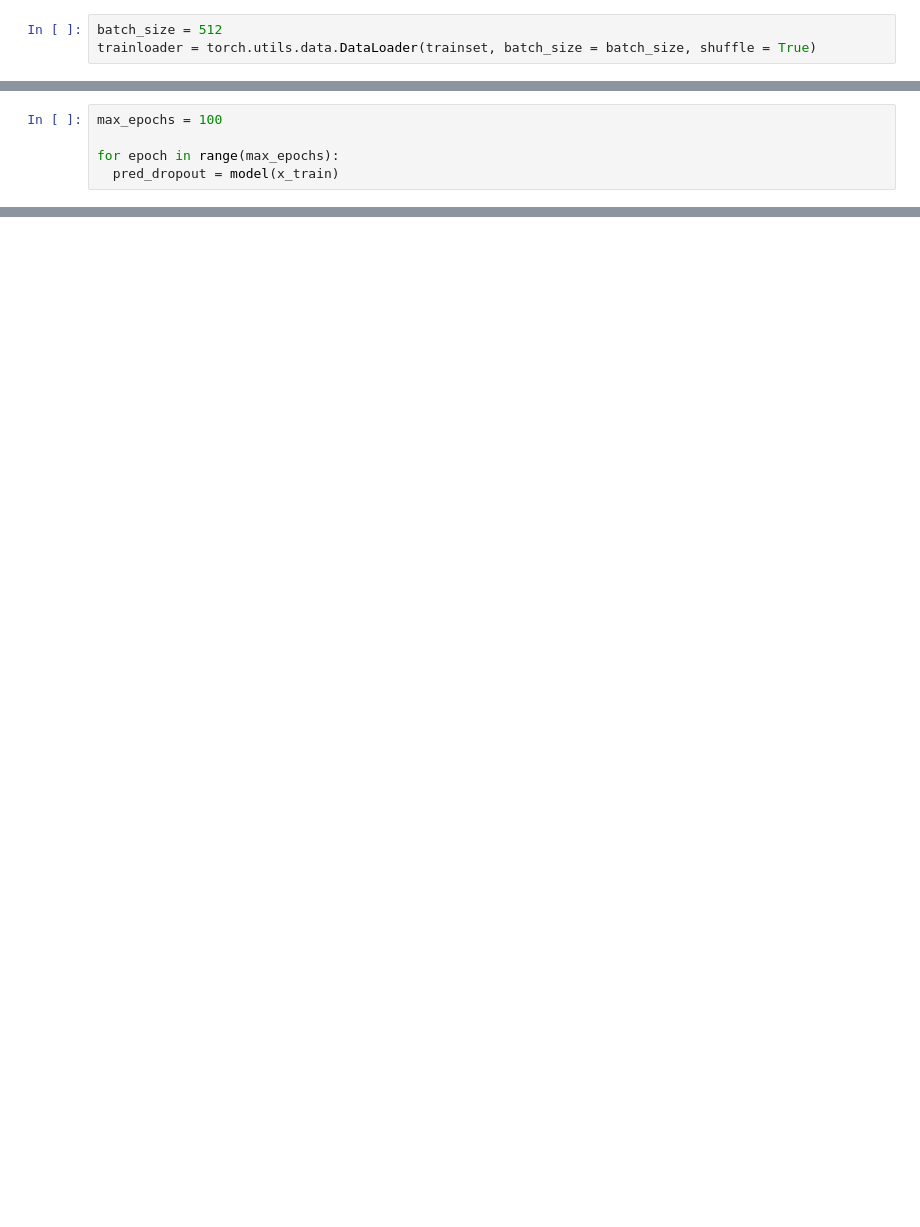
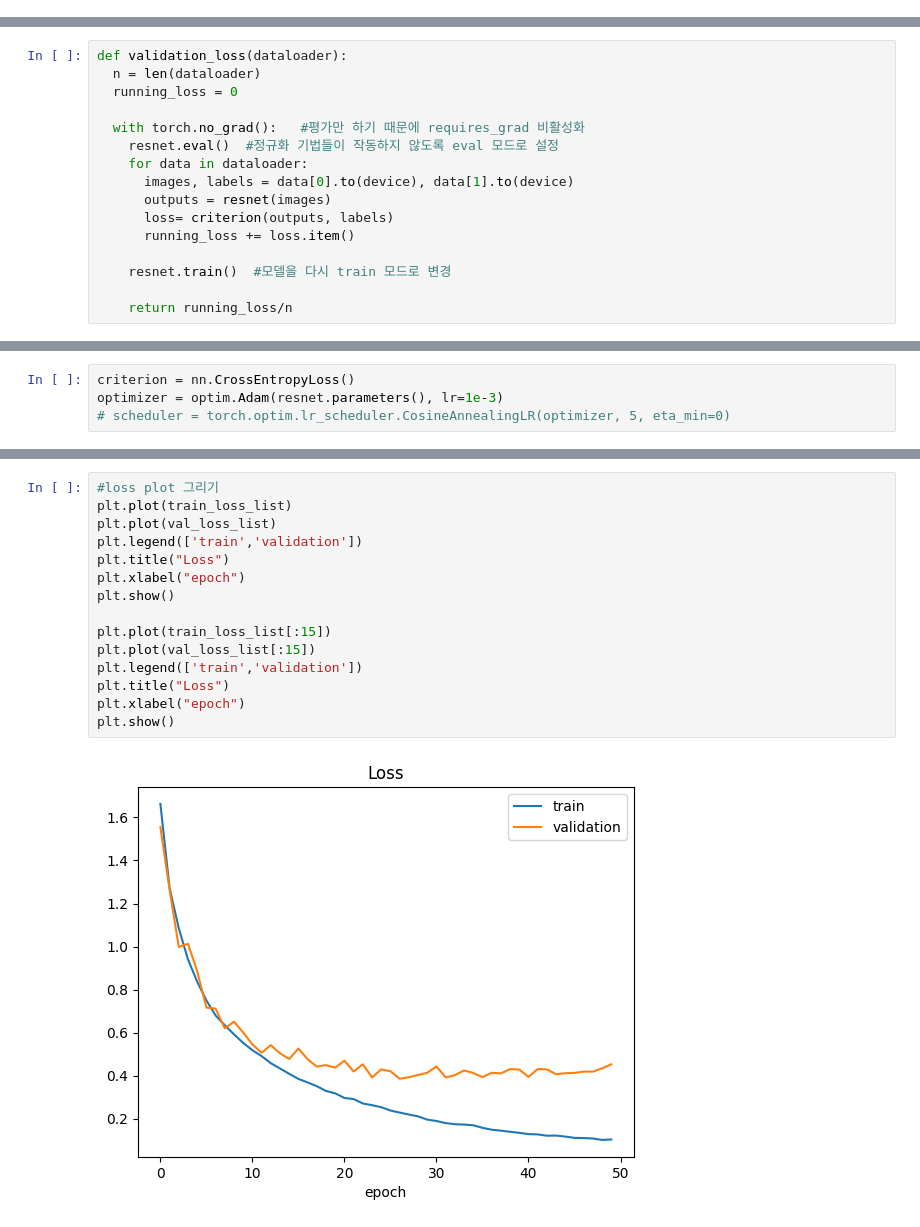
Before and after one commit to angkmfirefoxygal/CIFAR10_CNN, a Jupyter notebook: CIFAR10_Classification_withReg&Dropout.ipynb, the cells around one changed output, grey strips where cells are left out. Drawn from its saved outputs; the diff is of its cells as text; blank space fills up the shorter version.

Commit message:
Colab을 통해 생성됨 - epoch = 50, data agumentation on training set

```diff
--- a/CIFAR10_Classification_withReg&Dropout.ipynb
+++ b/CIFAR10_Classification_withReg&Dropout.ipynb
@@ -126,3 +61,0 @@ BNNet(
-# %%
-batch_size = 512
-trainloader = torch.utils.data.DataLoader(trainset, batch_size = batch_size, shuffle = True)
@@ -141,5 +61,0 @@ model = torch.nn.Sequential(
-# %%
-max_epochs = 100
-
-for epoch in range(max_epochs):
-  pred_dropout = model(x_train)
@@ -145,0 +68,16 @@ for epoch in range(max_epochs):
+# %%
+def validation_loss(dataloader):
+  n = len(dataloader)
+  running_loss = 0
+
+  with torch.no_grad():   #평가만 하기 때문에 requires_grad 비활성화
+    resnet.eval()  #정규화 기법들이 작동하지 않도록 eval 모드로 설정
+    for data in dataloader:
+      images, labels = data[0].to(device), data[1].to(device)
+      outputs = resnet(images)
+      loss= criterion(outputs, labels)
+      running_loss += loss.item()
+
+    resnet.train()  #모델을 다시 train 모드로 변경
+
+    return running_loss/n
@@ -145,0 +156,4 @@ for epoch in range(max_epochs):
+# %%
+criterion = nn.CrossEntropyLoss()
+optimizer = optim.Adam(resnet.parameters(), lr=1e-3)
+# scheduler = torch.optim.lr_scheduler.CosineAnnealingLR(optimizer, 5, eta_min=0)
@@ -145,0 +214,17 @@ for epoch in range(max_epochs):
+# %%
+#loss plot 그리기
+plt.plot(train_loss_list)
+plt.plot(val_loss_list)
+plt.legend(['train','validation'])
+plt.title("Loss")
+plt.xlabel("epoch")
+plt.show()
+
+plt.plot(train_loss_list[:15])
+plt.plot(val_loss_list[:15])
+plt.legend(['train','validation'])
+plt.title("Loss")
+plt.xlabel("epoch")
+plt.show()
+# %% [output]
+[figure, added]
```
Also changed, not shown: parts of 18 cells of this notebook.
